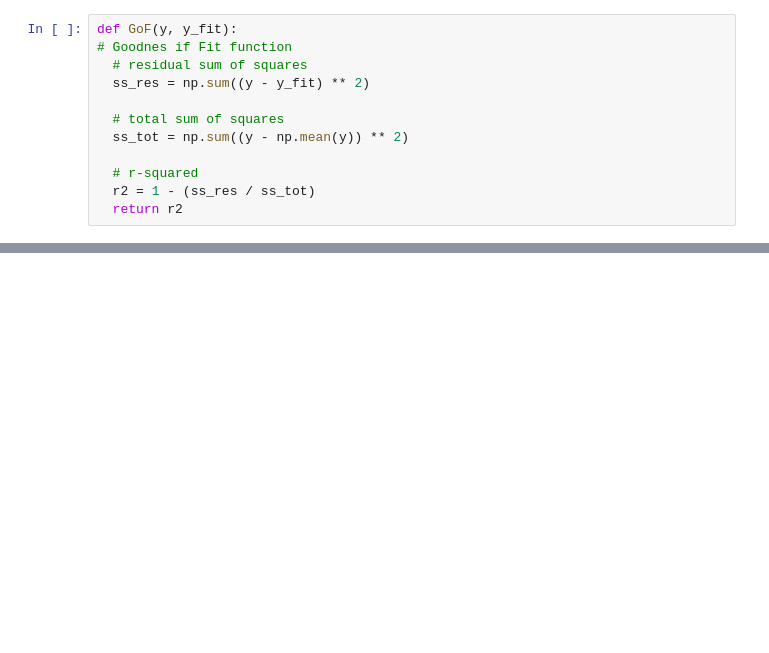
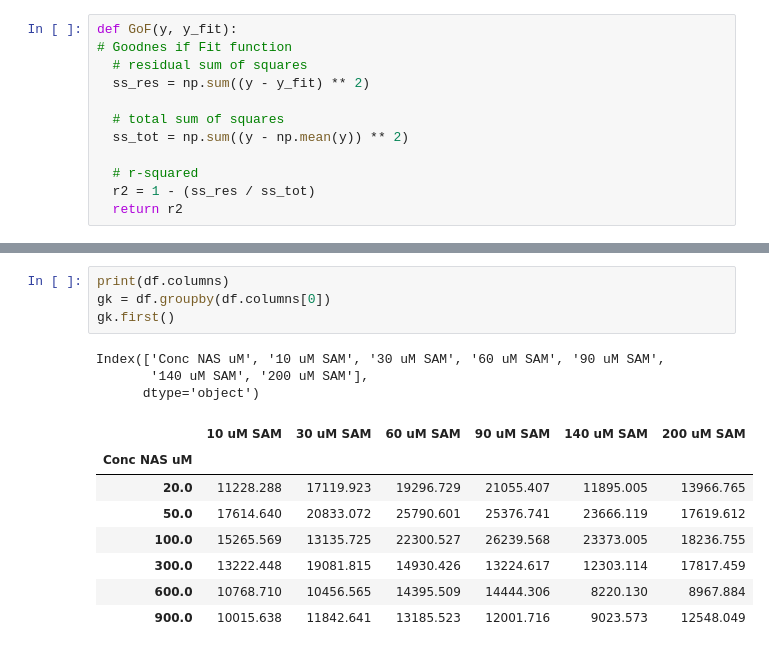
Before and after one commit to Qflow777/BiBi_enzyme_kinetics, a Jupyter notebook: BiBi_seq.ipynb, the cells around one changed output, grey strips where cells are left out. Cells and saved outputs as stored; diff of their text form; blank space fills up the shorter version.

```diff
--- a/BiBi_seq.ipynb
+++ b/BiBi_seq.ipynb
@@ -168,0 +292,16 @@ def GoF(y, y_fit):
+# %%
+print(df.columns)
+gk = df.groupby(df.columns[0])
+gk.first()
+# %% [output]
+Index(['Conc NAS uM', '10 uM SAM', '30 uM SAM', '60 uM SAM', '90 uM SAM',
+       '140 uM SAM', '200 uM SAM'],
+      dtype='object')
+|  | 10 uM SAM | 30 uM SAM | 60 uM SAM | 90 uM SAM | 140 uM SAM | 200 uM SAM |
+| Conc NAS uM |  |  |  |  |  |  |
+| 20.0 | 11228.288 | 17119.923 | 19296.729 | 21055.407 | 11895.005 | 13966.765 |
+| 50.0 | 17614.640 | 20833.072 | 25790.601 | 25376.741 | 23666.119 | 17619.612 |
+| 100.0 | 15265.569 | 13135.725 | 22300.527 | 26239.568 | 23373.005 | 18236.755 |
+| 300.0 | 13222.448 | 19081.815 | 14930.426 | 13224.617 | 12303.114 | 17817.459 |
+| 600.0 | 10768.710 | 10456.565 | 14395.509 | 14444.306 | 8220.130 | 8967.884 |
+| 900.0 | 10015.638 | 11842.641 | 13185.523 | 12001.716 | 9023.573 | 12548.049 |
```
Also changed, not shown: parts of 16 cells of this notebook.
